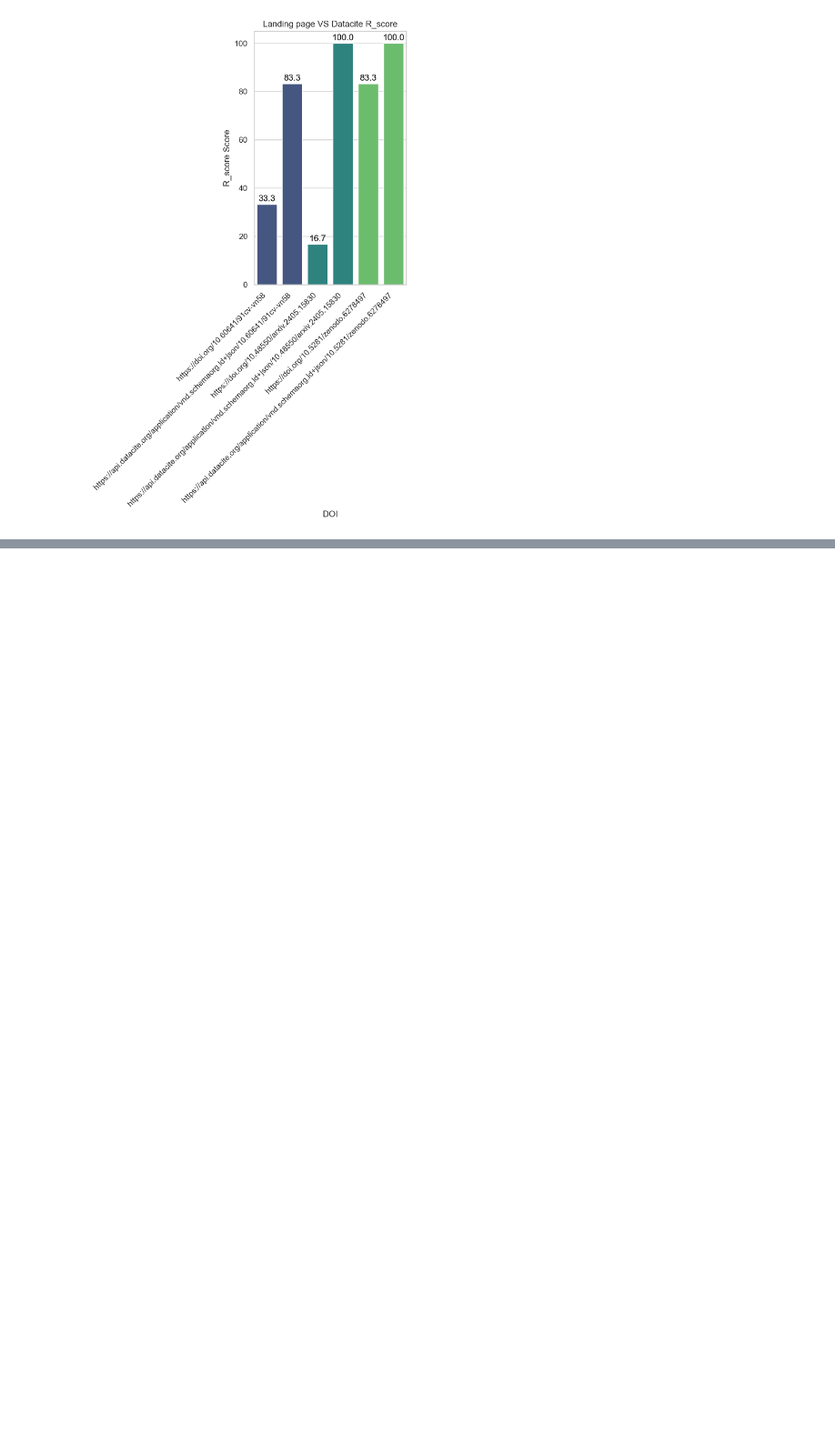
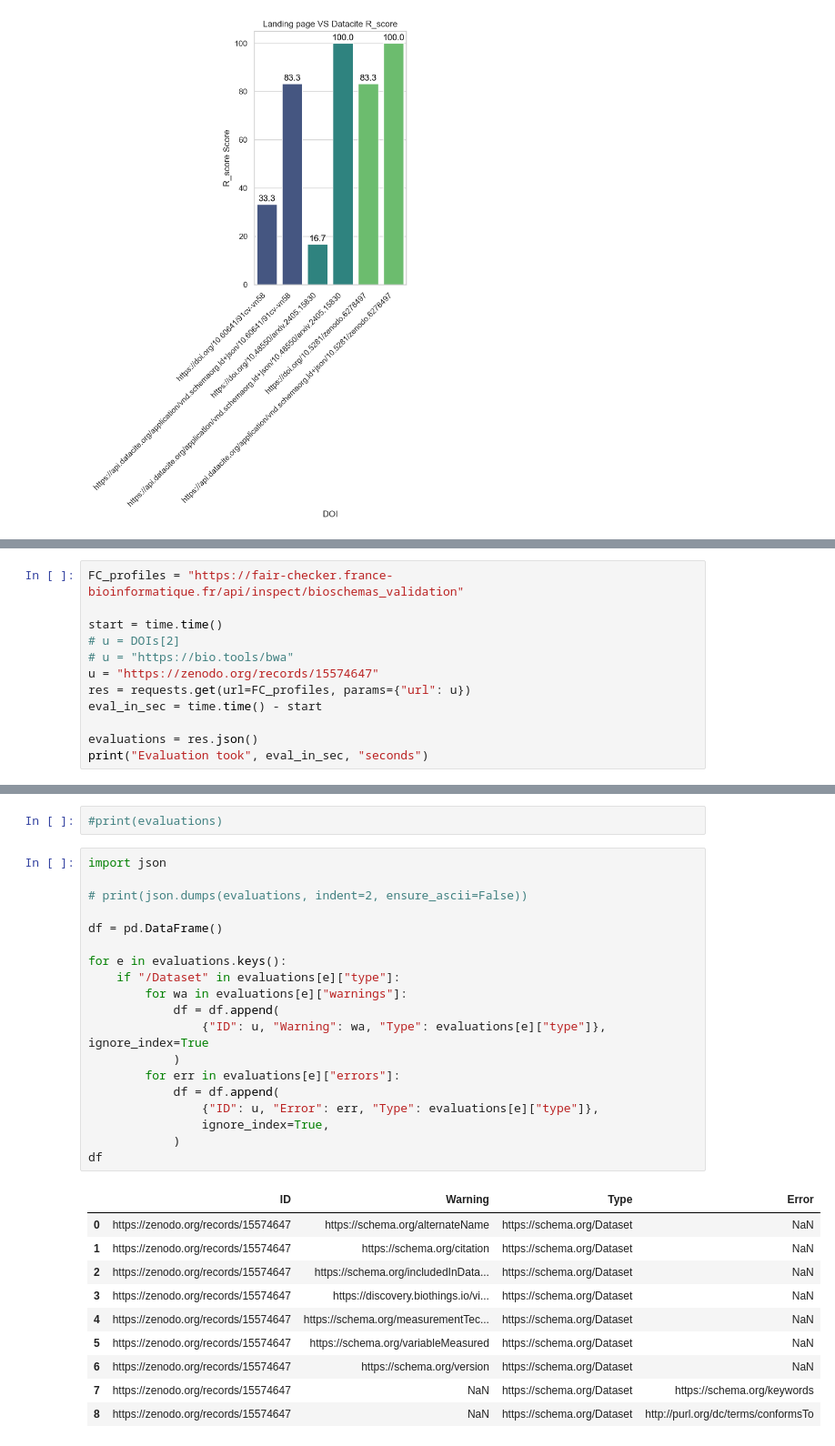
Before and after one commit to Phloemus/FAIR-checker, a Jupyter notebook: notebooks/DataciteEval.ipynb, the cells around one changed output, grey strips where cells are left out. Shown at 91% size. Saved outputs shown, nothing was run; the diff lists cells and outputs as text; blank space fills up the shorter version.

```diff
--- a/notebooks/DataciteEval.ipynb
+++ b/notebooks/DataciteEval.ipynb
@@ -211,0 +214,12 @@ for metric in ["F_score", "A_score", "I_score", "R_score"]:
+# %%
+FC_profiles = "https://fair-checker.france-bioinformatique.fr/api/inspect/bioschemas_validation"
+
+start = time.time()
+# u = DOIs[2]
+# u = "https://bio.tools/bwa"
+u = "https://zenodo.org/records/15574647"
+res = requests.get(url=FC_profiles, params={"url": u})
+eval_in_sec = time.time() - start
+
+evaluations = res.json()
+print("Evaluation took", eval_in_sec, "seconds")
@@ -211,0 +228,32 @@ for metric in ["F_score", "A_score", "I_score", "R_score"]:
+# %%
+#print(evaluations)
+# %%
+import json
+
+# print(json.dumps(evaluations, indent=2, ensure_ascii=False))
+
+df = pd.DataFrame()
+
+for e in evaluations.keys():
+    if "/Dataset" in evaluations[e]["type"]:
+        for wa in evaluations[e]["warnings"]:
+            df = df.append(
+                {"ID": u, "Warning": wa, "Type": evaluations[e]["type"]}, ignore_index=True
+            )
+        for err in evaluations[e]["errors"]:
+            df = df.append(
+                {"ID": u, "Error": err, "Type": evaluations[e]["type"]},
+                ignore_index=True,
+            )
+df
+# %% [output]
+|  | ID | Warning | Type | Error |
+| 0 | https://zenodo.org/records/15574647 | https://schema.org/alternateName | https://schema.org/Dataset | NaN |
+| 1 | https://zenodo.org/records/15574647 | https://schema.org/citation | https://schema.org/Dataset | NaN |
+| 2 | https://zenodo.org/records/15574647 | https://schema.org/includedInData... | https://schema.org/Dataset | NaN |
+| 3 | https://zenodo.org/records/15574647 | https://discovery.biothings.io/vi... | https://schema.org/Dataset | NaN |
+| 4 | https://zenodo.org/records/15574647 | https://schema.org/measurementTec... | https://schema.org/Dataset | NaN |
+| 5 | https://zenodo.org/records/15574647 | https://schema.org/variableMeasured | https://schema.org/Dataset | NaN |
+| 6 | https://zenodo.org/records/15574647 | https://schema.org/version | https://schema.org/Dataset | NaN |
+| 7 | https://zenodo.org/records/15574647 | NaN | https://schema.org/Dataset | https://schema.org/keywords |
+| 8 | https://zenodo.org/records/15574647 | NaN | https://schema.org/Dataset | http://purl.org/dc/terms/conformsTo |
```
Also changed, not shown: parts of 4 cells of this notebook.
